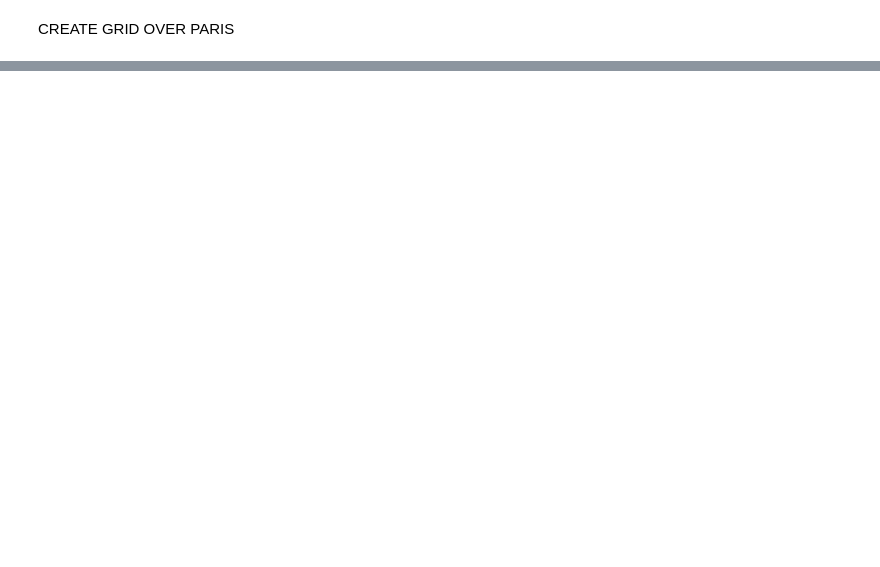
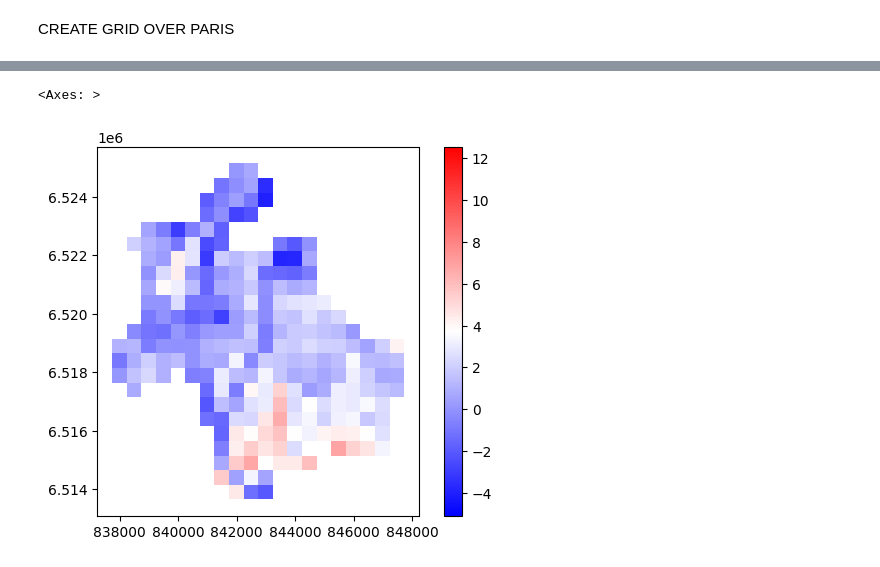
Before and after one commit to ThomasBaptiste/GreenerCities, a Jupyter notebook: testing_notebook.ipynb, the cells around one changed output, grey strips where cells are left out. Cells and saved outputs as stored; diff of their text form; code cells hidden in the pictures; blank space fills up the shorter version.

```diff
--- a/testing_notebook.ipynb
+++ b/testing_notebook.ipynb
@@ -43,0 +146,5 @@ AttributeError: 'str' object has no attribute 'exterior'
+# %%
+# Now build GeoDataFrame
+gdf = gpd.GeoDataFrame(gdf_list, geometry='geometry', crs='EPSG:4326')
+# project back to city espg
+gdf = gdf.to_crs('EPSG:2154')
@@ -43,0 +216,4 @@ AttributeError: 'str' object has no attribute 'exterior'
+# %%
+rural_lst = extract_rural_reference(ee_grid.geometry(), 10, '2021-01-01', '2021-12-31')
+# %%
+rural_lst = pd.DataFrame(rural_lst)
@@ -43,0 +232,12 @@ AttributeError: 'str' object has no attribute 'exterior'
+# %%
+# Get the unique rural LST for the specific date
+for dates in rural_lst["date"]:
+    rural_lst_value = rural_lst.loc[rural_lst["date"] == dates, "LST"].values[0]
+
+    # Filter urban data for the same date
+    urban_lsts = gdf.loc[gdf["date"] == dates, "LST"].values
+
+    # Subtract the rural LST from each urban LST for that date
+    lst_difference = urban_lsts - rural_lst_value
+
+    gdf.loc[gdf["date"] == dates, "LST_anomaly"] = lst_difference
@@ -43,0 +253,5 @@ AttributeError: 'str' object has no attribute 'exterior'
+# %%
+gdf.plot("LST_anomaly", cmap="bwr", legend=True)
+# %% [output]
+<Axes: >
+[figure, added]
```
Also changed, not shown: parts of 23 cells of this notebook, 11 other files.
